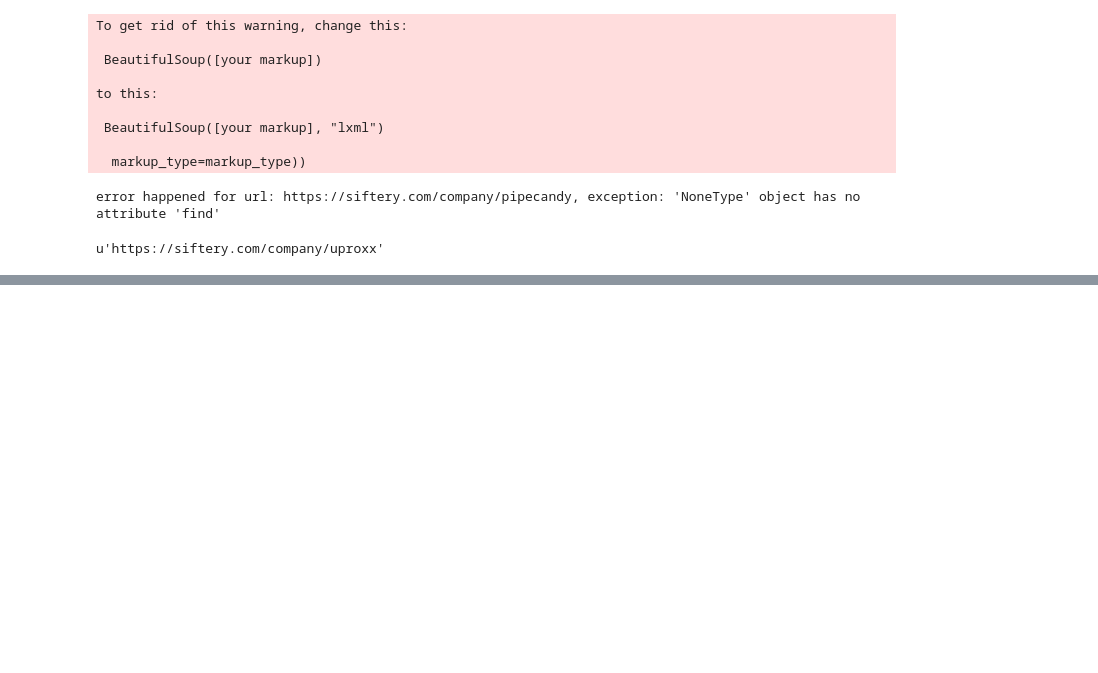
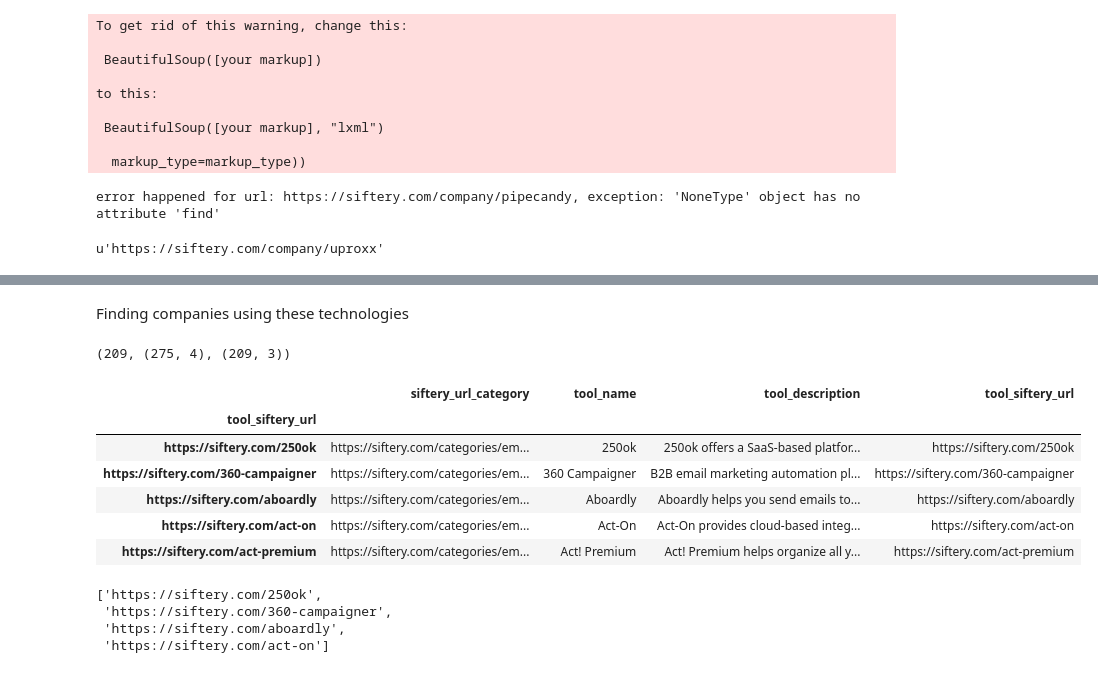
Before and after one commit to narenkumarR/nlpintelligence, a Jupyter notebook: crawling_misc/siftery_crawling.ipynb, the cells around one changed output, grey strips where cells are left out. Saved outputs shown, nothing was run; the diff lists cells and outputs as text; code cells hidden in the pictures; blank space fills up the shorter version.

```diff
--- a/crawling_misc/siftery_crawling.ipynb
+++ b/crawling_misc/siftery_crawling.ipynb
@@ -275,0 +356,4 @@ u'https://siftery.com/company/uproxx'
+# %%
+tmp = pd.DataFrame.from_records(out_list)
+tmp.columns = ['siftery_url_category','tool_name','tool_description','tool_siftery_url']
+tmp.head()
@@ -275,0 +367,3 @@ u'https://siftery.com/company/uproxx'
+# %%
+tmp['tool_siftery_url'] = [urlcleaner.merge_urls('https://siftery.com',i) for i in tmp['tool_siftery_url']]
+tmp.head()
@@ -275,0 +377,2 @@ u'https://siftery.com/company/uproxx'
+# %%
+tmp1 = tmp.groupby('tool_siftery_url').agg(lambda x: ','.join(x))
@@ -275,0 +382,2 @@ u'https://siftery.com/company/uproxx'
+# %% [markdown]
+Finding companies using these technologies
@@ -275,0 +386,24 @@ u'https://siftery.com/company/uproxx'
+# %%
+len(urls),tmp.shape,tmp1.shape
+# %% [output]
+(209, (275, 4), (209, 3))
+# %%
+tmp1['tool_siftery_url'] = tmp1.index
+# %%
+tmp1.head()
+# %% [output]
+|  | siftery_url_category | tool_name | tool_description | tool_siftery_url |
+| tool_siftery_url |  |  |  |  |
+| https://siftery.com/250ok | https://siftery.com/categories/em... | 250ok | 250ok offers a SaaS-based platfor... | https://siftery.com/250ok |
+| https://siftery.com/360-campaigner | https://siftery.com/categories/em... | 360 Campaigner | B2B email marketing automation pl... | https://siftery.com/360-campaigner |
+| https://siftery.com/aboardly | https://siftery.com/categories/em... | Aboardly | Aboardly helps you send emails to... | https://siftery.com/aboardly |
+| https://siftery.com/act-on | https://siftery.com/categories/em... | Act-On | Act-On provides cloud-based integ... | https://siftery.com/act-on |
+| https://siftery.com/act-premium | https://siftery.com/categories/em... | Act! Premium | Act! Premium helps organize all y... | https://siftery.com/act-premium |
+# %%
+urls = list(tmp1.index)
+urls[:4]
+# %% [output]
+['https://siftery.com/250ok',
+ 'https://siftery.com/360-campaigner',
+ 'https://siftery.com/aboardly',
+ 'https://siftery.com/act-on']
```
Also changed, not shown: parts of 26 cells of this notebook, 22 other files.
